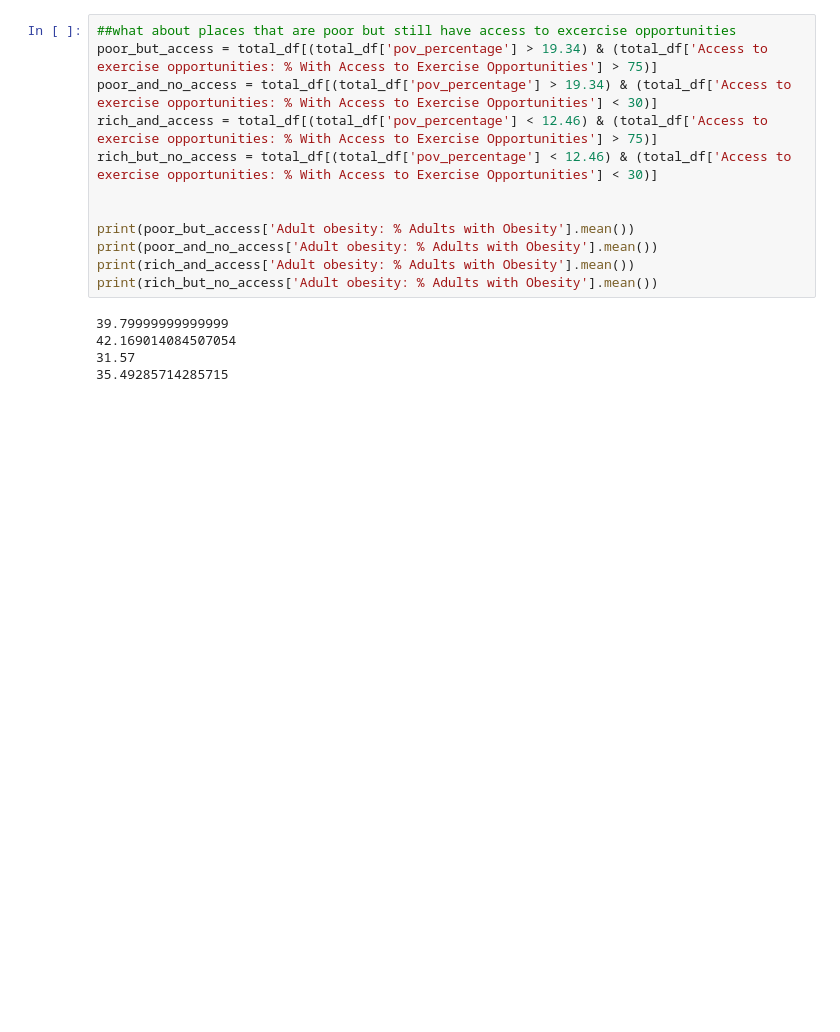
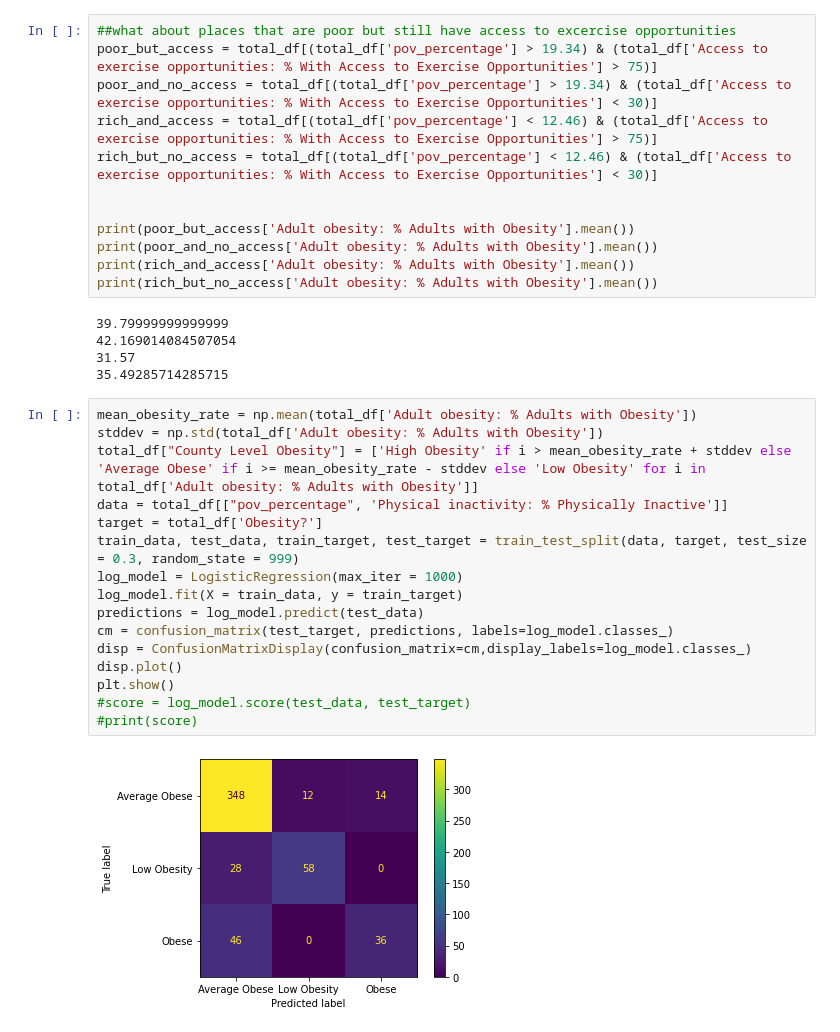
Before and after one commit to donovannickol/cs216project, a Jupyter notebook: CS_216_Project_Exploratory_Notebook.ipynb, the cells around one changed output. Drawn from its saved outputs; the diff is of its cells as text; blank space fills up the shorter version.

```diff
--- a/CS_216_Project_Exploratory_Notebook.ipynb
+++ b/CS_216_Project_Exploratory_Notebook.ipynb
@@ -680,3 +716,21 @@ print(rich_but_no_access['Adult obesity: % Adults with Obesity'].mean())
 42.169014084507054
 31.57
 35.49285714285715
+# %%
+mean_obesity_rate = np.mean(total_df['Adult obesity: % Adults with Obesity'])
+stddev = np.std(total_df['Adult obesity: % Adults with Obesity'])
+total_df["County Level Obesity"] = ['High Obesity' if i > mean_obesity_rate + stddev else 'Average Obese' if i >= mean_obesity_rate - stddev else 'Low Obesity' for i in total_df['Adult obesity: % Adults with Obesity']]
+data = total_df[["pov_percentage", 'Physical inactivity: % Physically Inactive']]
+target = total_df['Obesity?']
+train_data, test_data, train_target, test_target = train_test_split(data, target, test_size = 0.3, random_state = 999)
+log_model = LogisticRegression(max_iter = 1000)
+log_model.fit(X = train_data, y = train_target)
+predictions = log_model.predict(test_data)
+cm = confusion_matrix(test_target, predictions, labels=log_model.classes_)
+disp = ConfusionMatrixDisplay(confusion_matrix=cm,display_labels=log_model.classes_)
+disp.plot()
+plt.show()
+#score = log_model.score(test_data, test_target)
+#print(score)
+# %% [output]
+[figure, added]
```
Also changed, not shown: parts of 14 cells of this notebook.
